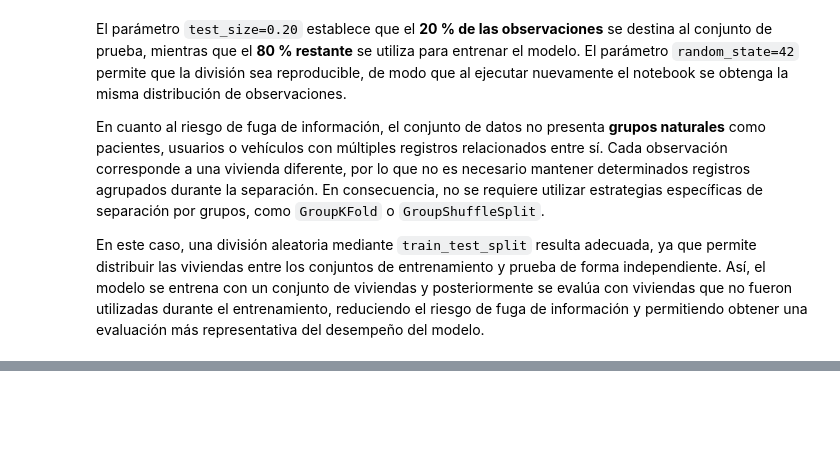
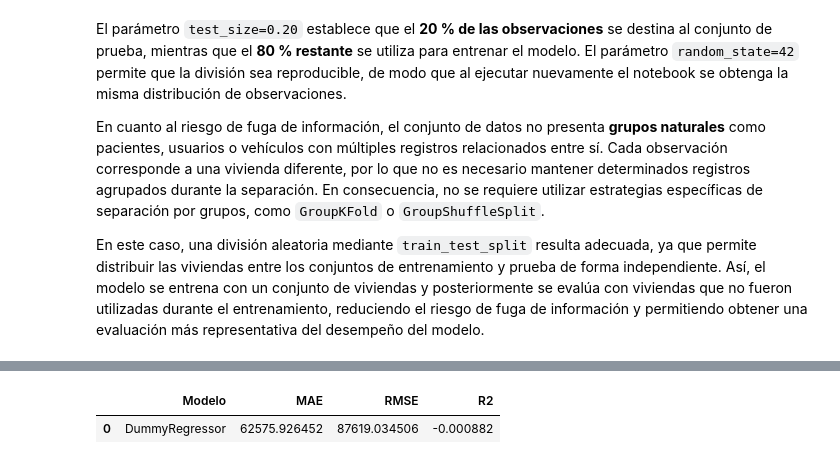
Before and after one commit to isabellasanchezmejia11-11/house-prices-modelos-simulacion, a Jupyter notebook: fase-1/notebook.ipynb, the cells around one changed output, grey strips where cells are left out. Saved outputs shown, nothing was run; the diff lists cells and outputs as text; code cells hidden in the pictures; blank space fills up the shorter version.

```diff
--- a/fase-1/notebook.ipynb
+++ b/fase-1/notebook.ipynb
@@ -665,0 +680,11 @@ Con estas medidas se busca garantizar que el modelo sea entrenado únicamente co
+# %%
+from sklearn.dummy import DummyRegressor
+
+# Crear el modelo base utilizando la media de la variable objetivo
+modelo_base = DummyRegressor(strategy="mean")
+
+# Entrenar el modelo únicamente con los datos de entrenamiento
+modelo_base.fit(X_train, y_train)
+
+# Mostrar el valor promedio aprendido por el modelo
+print(f"Media de SalePrice aprendida: {modelo_base.constant_[0][0]:,.2f}")
@@ -665,0 +697,7 @@ Con estas medidas se busca garantizar que el modelo sea entrenado únicamente co
+# %%
+# Generar predicciones sobre el conjunto de prueba
+y_pred_base = modelo_base.predict(X_test)
+
+# Mostrar las primeras predicciones
+print("Primeras 10 predicciones del modelo base:")
+print(y_pred_base[:10])
@@ -665,0 +719,13 @@ Con estas medidas se busca garantizar que el modelo sea entrenado únicamente co
+# %%
+from sklearn.metrics import mean_absolute_error, mean_squared_error, r2_score
+import numpy as np
+
+# Calcular las métricas del modelo base
+mae_base = mean_absolute_error(y_test, y_pred_base)
+rmse_base = np.sqrt(mean_squared_error(y_test, y_pred_base))
+r2_base = r2_score(y_test, y_pred_base)
+
+print("Resultados del modelo base:")
+print(f"MAE:  {mae_base:,.2f}")
+print(f"RMSE: {rmse_base:,.2f}")
+print(f"R²:   {r2_base:.4f}")
@@ -665,0 +747,14 @@ Con estas medidas se busca garantizar que el modelo sea entrenado únicamente co
+# %%
+import pandas as pd
+
+resultados_base = pd.DataFrame({
+    "Modelo": ["DummyRegressor"],
+    "MAE": [mae_base],
+    "RMSE": [rmse_base],
+    "R2": [r2_base]
+})
+
+display(resultados_base)
+# %% [output]
+|  | Modelo | MAE | RMSE | R2 |
+| 0 | DummyRegressor | 62575.926452 | 87619.034506 | -0.000882 |
```
Also changed, not shown: parts of 22 cells of this notebook.
